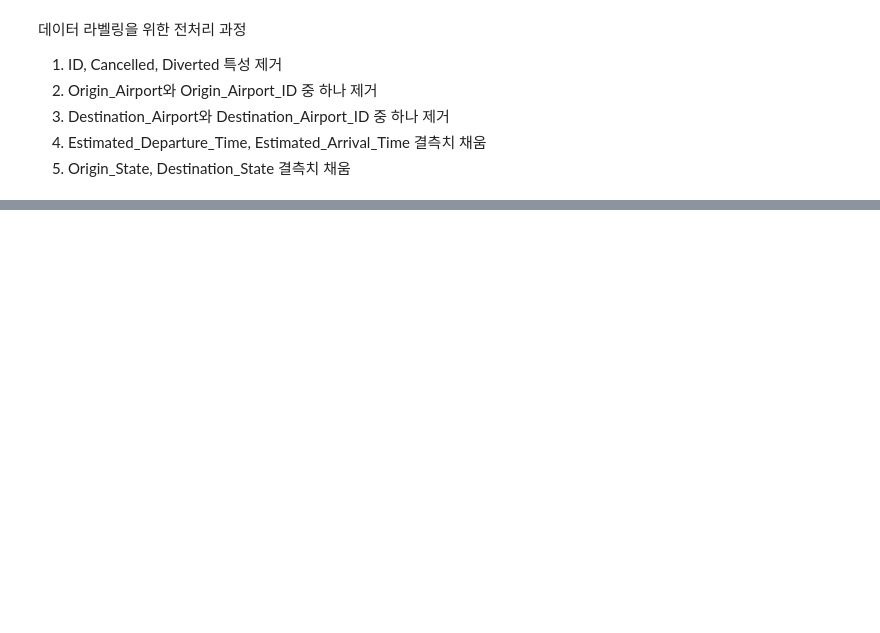
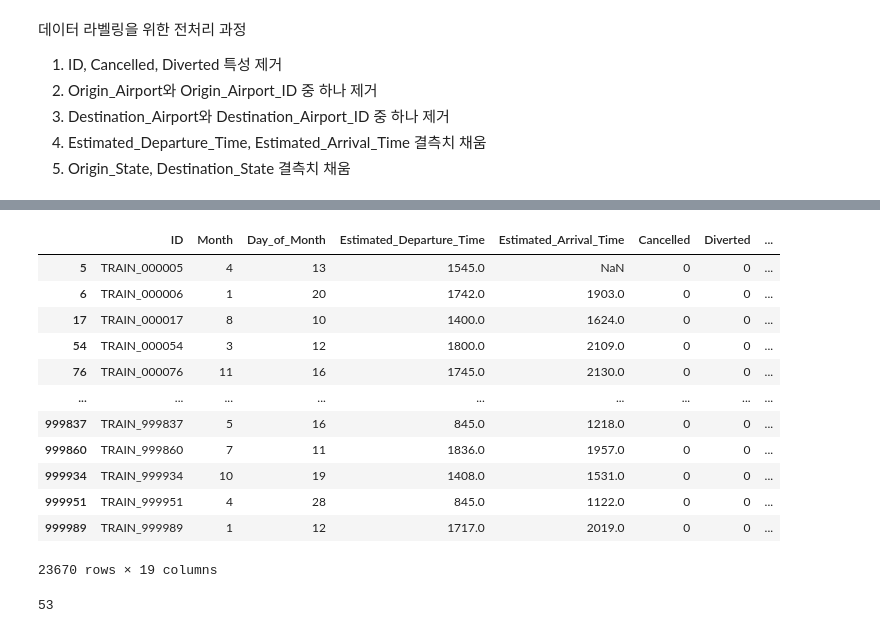
Before and after one commit to ParkGyuho/dacon_flight, a Jupyter notebook: 01.EDA.ipynb, the cells around one changed output, grey strips where cells are left out. Cells and saved outputs as stored; diff of their text form; code cells hidden in the pictures; blank space fills up the shorter version.

```diff
--- a/01.EDA.ipynb
+++ b/01.EDA.ipynb
@@ -152,0 +213,20 @@ True
+# %%
+train[train['Origin_Airport'] == 'EWR']
+# %% [output]
+|  | ID | Month | Day_of_Month | Estimated_Departure_Time | Estimated_Arrival_Time | Cancelled | Diverted | ... |
+| 5 | TRAIN_000005 | 4 | 13 | 1545.0 | NaN | 0 | 0 | ... |
+| 6 | TRAIN_000006 | 1 | 20 | 1742.0 | 1903.0 | 0 | 0 | ... |
+| 17 | TRAIN_000017 | 8 | 10 | 1400.0 | 1624.0 | 0 | 0 | ... |
+| 54 | TRAIN_000054 | 3 | 12 | 1800.0 | 2109.0 | 0 | 0 | ... |
+| 76 | TRAIN_000076 | 11 | 16 | 1745.0 | 2130.0 | 0 | 0 | ... |
+| ... | ... | ... | ... | ... | ... | ... | ... | ... |
+| 999837 | TRAIN_999837 | 5 | 16 | 845.0 | 1218.0 | 0 | 0 | ... |
+| 999860 | TRAIN_999860 | 7 | 11 | 1836.0 | 1957.0 | 0 | 0 | ... |
+| 999934 | TRAIN_999934 | 10 | 19 | 1408.0 | 1531.0 | 0 | 0 | ... |
+| 999951 | TRAIN_999951 | 4 | 28 | 845.0 | 1122.0 | 0 | 0 | ... |
+| 999989 | TRAIN_999989 | 1 | 12 | 1717.0 | 2019.0 | 0 | 0 | ... |
+23670 rows × 19 columns
+# %%
+len(train['Origin_State'].unique())
+# %% [output]
+53
```
Also changed, not shown: parts of 10 cells of this notebook.
